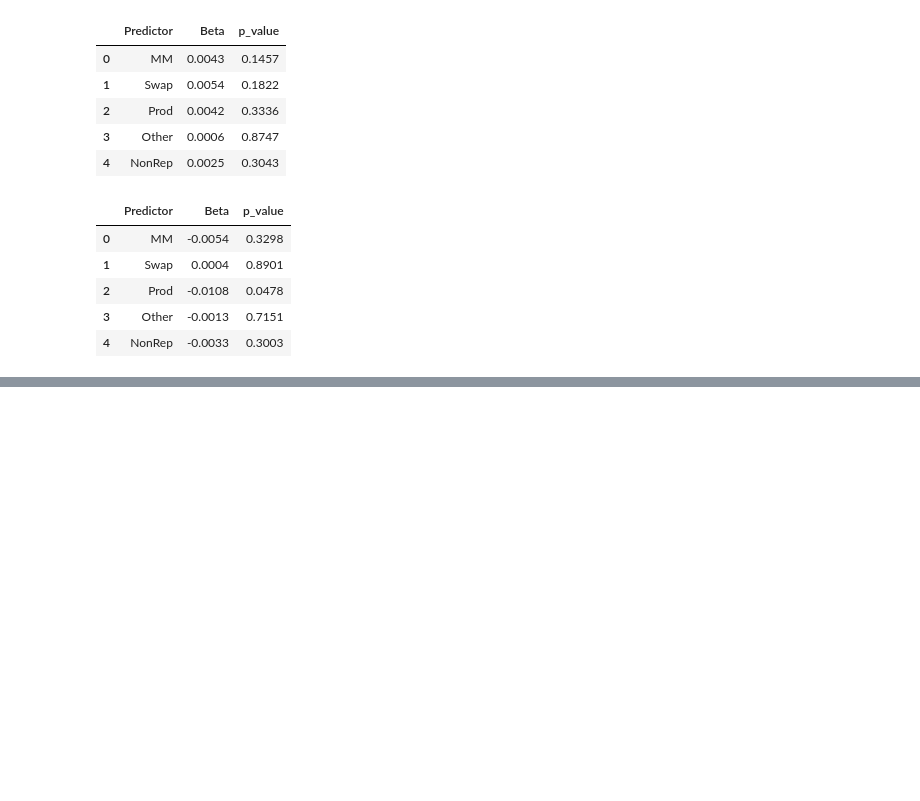
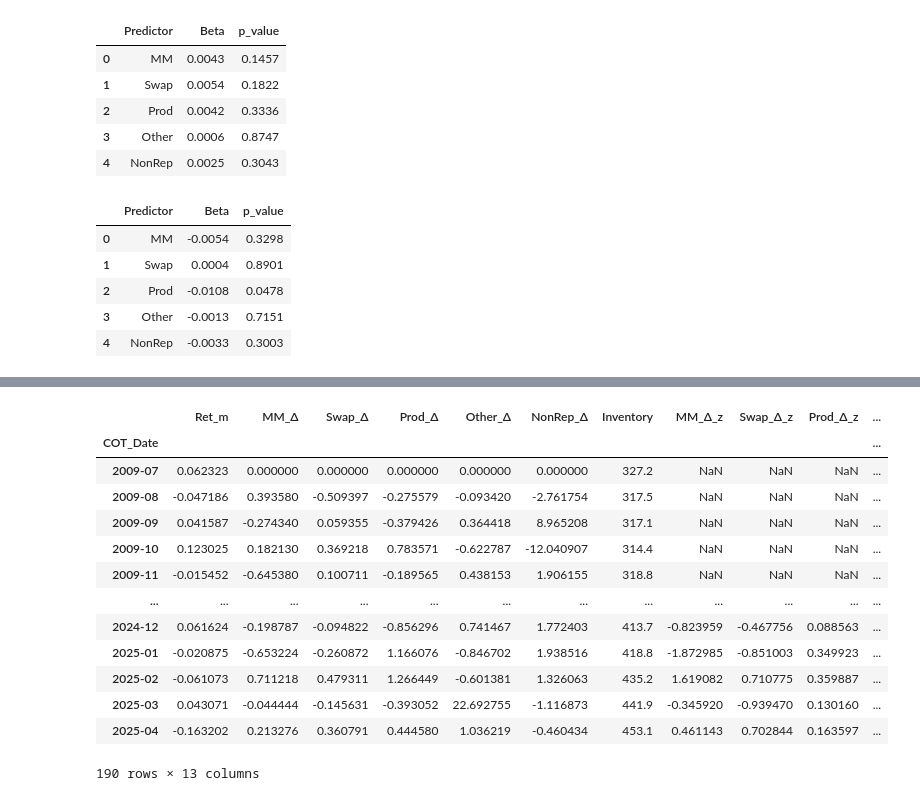
Before and after one commit to CocoZhang1025/Futures-COT-Predictability, a Jupyter notebook: Comdty_proj.ipynb, the cells around one changed output, grey strips where cells are left out. Cells and saved outputs as stored; diff of their text form; code cells hidden in the pictures; blank space fills up the shorter version.

```diff
--- a/Comdty_proj.ipynb
+++ b/Comdty_proj.ipynb
@@ -230,0 +347,9 @@ beta_xb
+# %%
+inv = pd.read_csv("wti_inv.csv", index_col=0)
+s = inv.iloc[0]
+s.index = pd.to_datetime(s.index, format="%b-%y").to_period("M")
+s.name = "Inventory"
+inv_wti = s.reset_index().rename(columns={"index":"COT_Date"})
+inv_wti["COT_Date"] = inv_wti["COT_Date"].dt.strftime("%Y-%m")
+
+inv_wti
@@ -230,0 +505,6 @@ beta_xb
+# %%
+# wti combined df
+inv_wti = inv_wti.set_index("COT_Date")
+df_m_wti.index.name = "COT_Date"
+df_combined_wti = df_m_wti.join(inv_wti, how="inner")
+df_combined_wti
@@ -230,0 +547,30 @@ beta_xb
+# %%
+# rolling z‑scores over 12 months
+net_cols = ["MM_Δ","Swap_Δ","Prod_Δ","Other_Δ","NonRep_Δ","Inventory"]
+
+window = 12
+
+def add_z(df):
+    for col in net_cols:
+        m = df[col].rolling(window, min_periods=6).mean()
+        s = df[col].rolling(window, min_periods=6).std()
+        df[col + "_z"] = (df[col] - m) / s
+    return df
+
+df_combined_wti = add_z(df_combined_wti)
+df_combined_wti
+# %% [output]
+|  | Ret_m | MM_Δ | Swap_Δ | Prod_Δ | Other_Δ | NonRep_Δ | Inventory | MM_Δ_z | Swap_Δ_z | Prod_Δ_z | ... |
+| COT_Date |  |  |  |  |  |  |  |  |  |  | ... |
+| 2009-07 | 0.062323 | 0.000000 | 0.000000 | 0.000000 | 0.000000 | 0.000000 | 327.2 | NaN | NaN | NaN | ... |
+| 2009-08 | -0.047186 | 0.393580 | -0.509397 | -0.275579 | -0.093420 | -2.761754 | 317.5 | NaN | NaN | NaN | ... |
+| 2009-09 | 0.041587 | -0.274340 | 0.059355 | -0.379426 | 0.364418 | 8.965208 | 317.1 | NaN | NaN | NaN | ... |
+| 2009-10 | 0.123025 | 0.182130 | 0.369218 | 0.783571 | -0.622787 | -12.040907 | 314.4 | NaN | NaN | NaN | ... |
+| 2009-11 | -0.015452 | -0.645380 | 0.100711 | -0.189565 | 0.438153 | 1.906155 | 318.8 | NaN | NaN | NaN | ... |
+| ... | ... | ... | ... | ... | ... | ... | ... | ... | ... | ... | ... |
+| 2024-12 | 0.061624 | -0.198787 | -0.094822 | -0.856296 | 0.741467 | 1.772403 | 413.7 | -0.823959 | -0.467756 | 0.088563 | ... |
+| 2025-01 | -0.020875 | -0.653224 | -0.260872 | 1.166076 | -0.846702 | 1.938516 | 418.8 | -1.872985 | -0.851003 | 0.349923 | ... |
+| 2025-02 | -0.061073 | 0.711218 | 0.479311 | 1.266449 | -0.601381 | 1.326063 | 435.2 | 1.619082 | 0.710775 | 0.359887 | ... |
+| 2025-03 | 0.043071 | -0.044444 | -0.145631 | -0.393052 | 22.692755 | -1.116873 | 441.9 | -0.345920 | -0.939470 | 0.130160 | ... |
+| 2025-04 | -0.163202 | 0.213276 | 0.360791 | 0.444580 | 1.036219 | -0.460434 | 453.1 | 0.461143 | 0.702844 | 0.163597 | ... |
+190 rows × 13 columns
```
Also changed, not shown: parts of 25 cells of this notebook, 2 other files.
